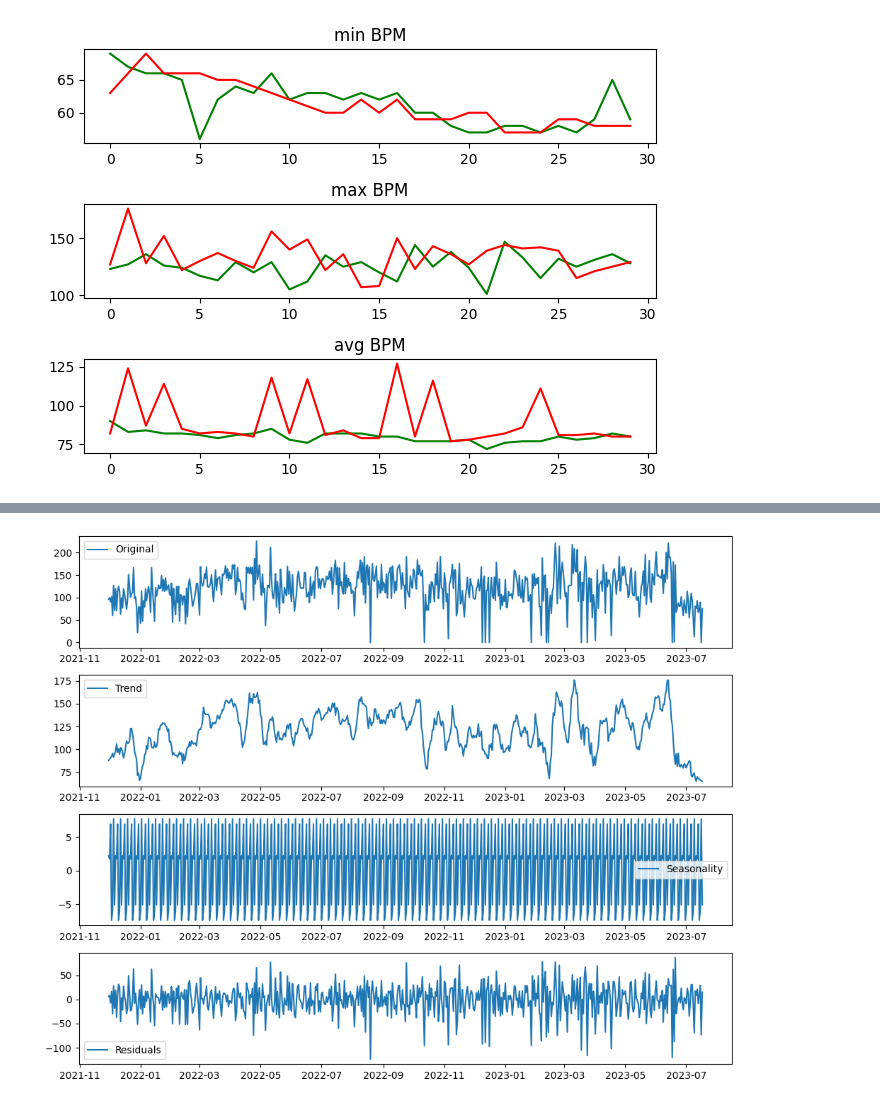
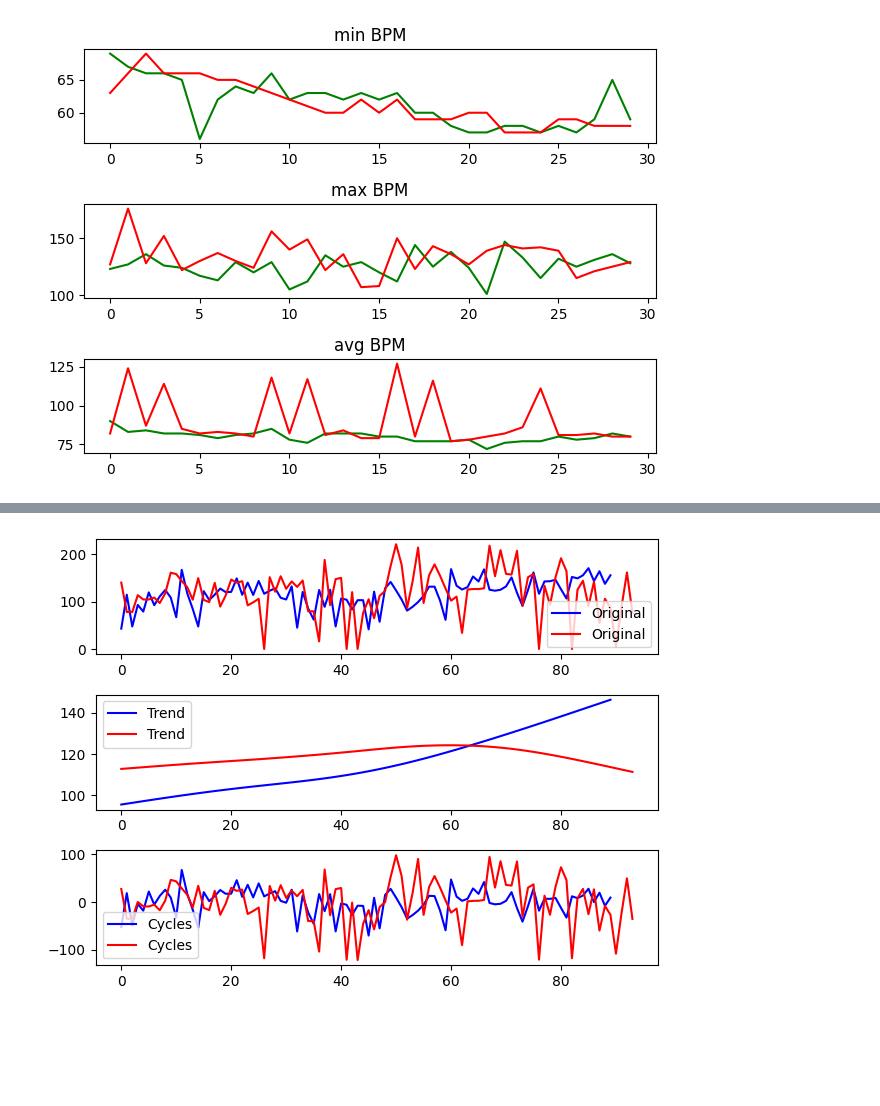
Before and after one commit to Alisa-lisa/conferences, a Jupyter notebook: EP_2023/TSAnalysis.ipynb, the cells around one changed output, grey strips where cells are left out. Saved outputs shown, nothing was run; the diff lists cells and outputs as text; code cells hidden in the pictures; blank space fills up the shorter version.

Commit message:
added sleep analysis

```diff
--- a/EP_2023/TSAnalysis.ipynb
+++ b/EP_2023/TSAnalysis.ipynb
@@ -88,9 +89,9 @@ plot_simple_period(bpm, '2022-01-01', '2023-01-01', 30, ["min", "max", "avg"])
 # %% [output]
 [figure]
 # %%
-df = pd.read_csv("data/oura_sleep.csv", header=0)
-df['day']=pd.to_datetime(df['day']).dt.date
-df.head()
+df_sleep = pd.read_csv("data/oura_sleep.csv", header=0)
+df_sleep['day'] = pd.to_datetime(df_sleep['day']).dt.date
+df_sleep.head()
 # %% [output]
 |  | average_breath | average_heart_rate | average_hrv | awake_time | bedtime_end | bedtime_start | day | ... |
 | 0 | 19.500 | 68.09 | 37.0 | 4410.0 | 2021-11-30T09:01:08.000+01:00 | 2021-11-30T00:33:08.000+01:00 | 2021-11-30 | ... |
@@ -144,5 +184,10 @@ sleep_filled = sleep.ffill()
 # %%
-plot_raw_timeseries(sleep_filled, '2022-01-01', '2023-01-01', 90)
+plot_raw_timeseries(df_in = df_sleep,
+                    start='2022-01-01',
+                    end='2023-01-01', duration=90,
+                    column='deep_sleep_duration',
+                    multiple=True,
+                    hp_on=True)
 # %% [output]
-[figure, old version]
+[figure, new version]
 # %%
```
Also changed, not shown: parts of 5 cells of this notebook, 1 other file.
